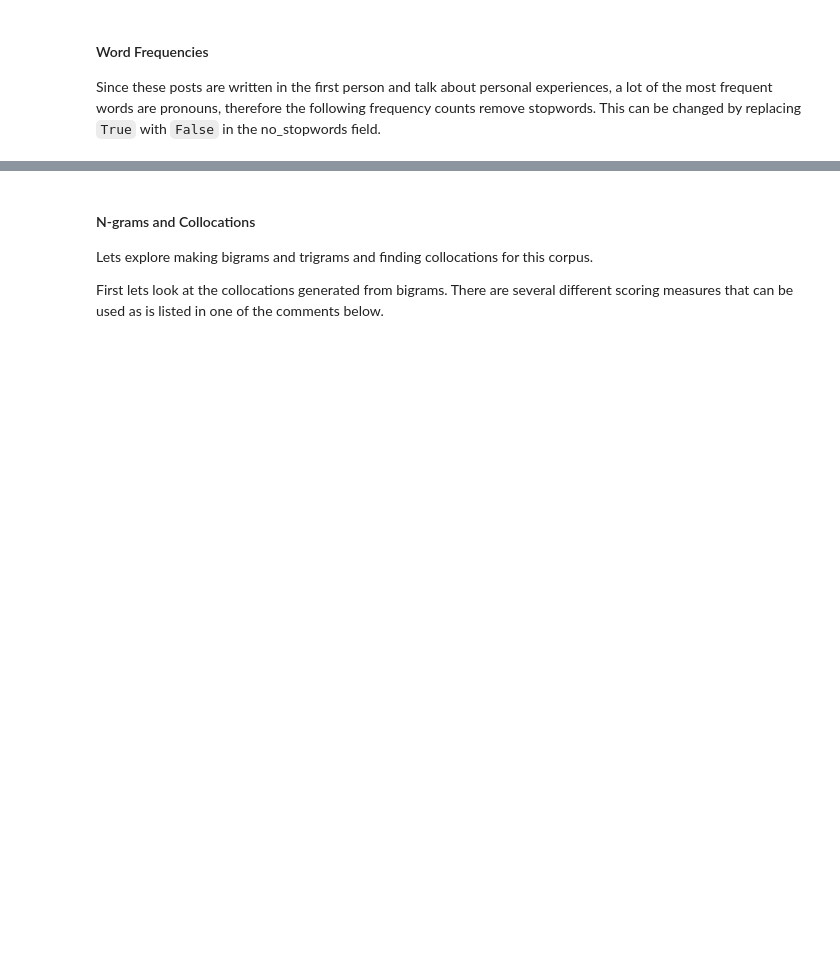
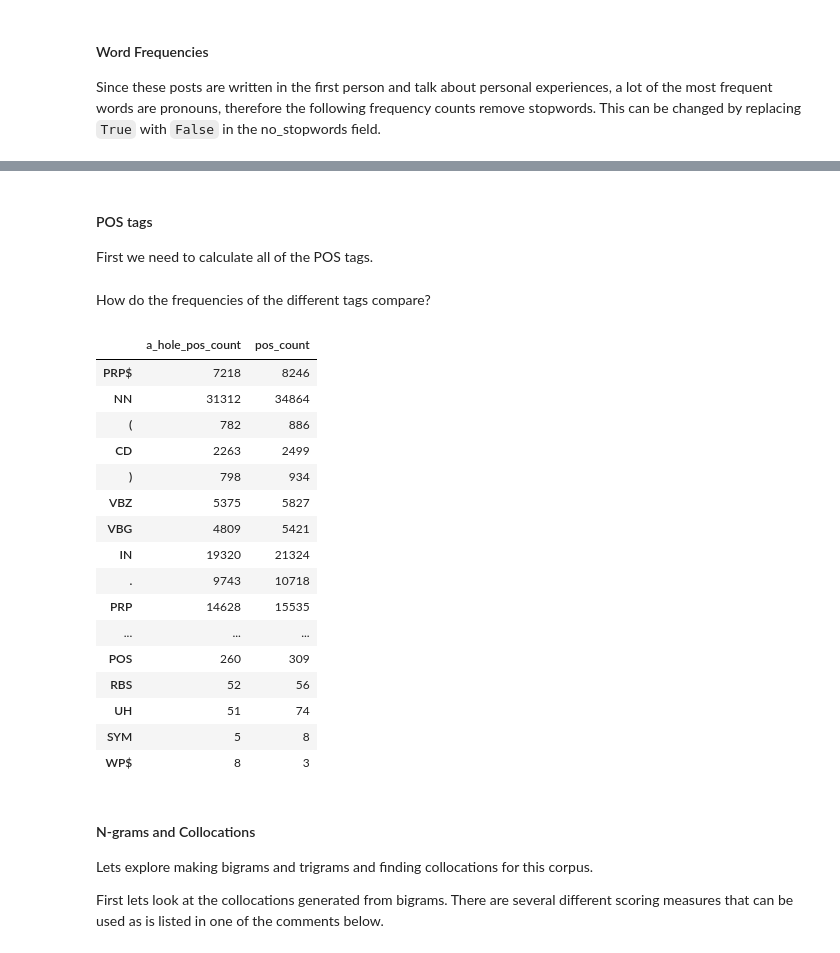
Before and after one commit to davidfsobek/AmItheAssholeAnalysis, a Jupyter notebook: AmItheAssholeAnalysis.ipynb, the cells around one changed output, grey strips where cells are left out. Saved outputs shown, nothing was run; the diff lists cells and outputs as text; code cells hidden in the pictures; blank space fills up the shorter version.

```diff
--- a/AmItheAssholeAnalysis.ipynb
+++ b/AmItheAssholeAnalysis.ipynb
@@ -159,7 +167,7 @@ nltk.download('vader_lexicon')
 # %% [markdown]
 Some helper functions for using the nltk library on the corpus dataframe:
 # %%
-from nltk import word_tokenize, sent_tokenize, Text, FreqDist
+from nltk import word_tokenize, sent_tokenize, Text, FreqDist, pos_tag
 
 def corpus_tokenize():
     '''
@@ -173,6 +181,15 @@ def corpus_tokenize():
     corpus['tokens_no_punct'] = list(map(lambda text : tokenizer.tokenize(text.lower()), corpus['selftext']))
     # Tokenize on sentences.
     corpus['sent_tokens'] = list(map(sent_tokenize, corpus['selftext']))
+
+def corpus_pos_tags():
+    '''
+    POS tag the whole corpus and put it into a new column. Only
+    run after corpus_tokenize().
+    '''
+    global corpus
+    corpus['pos_tags'] = list(map(pos_tag, corpus['tokens']))
+
 
 def get_archive_texts(archives, no_punctuation = False):
     '''
@@ -198,6 +215,18 @@ def get_archive_texts_sentences(archives):
             texts += sent_tokens
     return texts
 
+def get_archive_texts_pos_tags(archives):
+    '''
+    Gets the pos tags of every post of the archives listed in archives
+    and returns it as one list of pos tags.
+    '''
+    global corpus
+    texts = []
+    for archive in archives:
+        for sent_tokens in corpus.loc[corpus['archive'] == archive]['pos_tags'].to_list():
+            texts += sent_tokens
+    return texts
+
 def get_freq_dist(archives, no_stopwords = False):
     '''
     Get a FreqDist for the given archive names There is also the option to remove stopwords.
@@ -271,0 +301,3 @@ pd.DataFrame(get_freq_dist(['YTA', 'ESH'], no_stopwords=True).most_common(n_most
+# %% [markdown]
+#### POS tags
+First we need to calculate all of the POS tags.
@@ -272,3 +306,38 @@ pd.DataFrame(get_freq_dist(['YTA', 'ESH'], no_stopwords=True).most_common(n_most
+# %% [markdown]
+How do the frequencies of the different tags compare?
+# %%
+from collections import Counter
+
+counts = Counter(tag for word, tag in get_archive_texts_pos_tags(['YTA', 'ESH']))
+a_hole_pos_freq = pd.DataFrame(counts, index=[0])
+a_hole_pos_freq = a_hole_pos_freq.transpose()
+a_hole_pos_freq.columns = ['a_hole_pos_count']
+
+counts = Counter(tag for word, tag in get_archive_texts_pos_tags(['NTA', 'NAH']))
+pos_freq = pd.DataFrame(counts, index=[0])
+pos_freq = pos_freq.transpose()
+pos_freq.columns = ['pos_count']
+
+
+a_hole_pos_freq.join(pos_freq)
+# %% [output]
+|  | a_hole_pos_count | pos_count |
+| PRP$ | 7218 | 8246 |
+| NN | 31312 | 34864 |
+| ( | 782 | 886 |
+| CD | 2263 | 2499 |
+| ) | 798 | 934 |
+| VBZ | 5375 | 5827 |
+| VBG | 4809 | 5421 |
+| IN | 19320 | 21324 |
+| . | 9743 | 10718 |
+| PRP | 14628 | 15535 |
+| ... | ... | ... |
+| POS | 260 | 309 |
+| RBS | 52 | 56 |
+| UH | 51 | 74 |
+| SYM | 5 | 8 |
+| WP$ | 8 | 3 |
 # %% [markdown]
 #### N-grams and Collocations
 Lets explore making bigrams and trigrams and finding collocations for this corpus.
```
Also changed, not shown: parts of 12 cells of this notebook.
